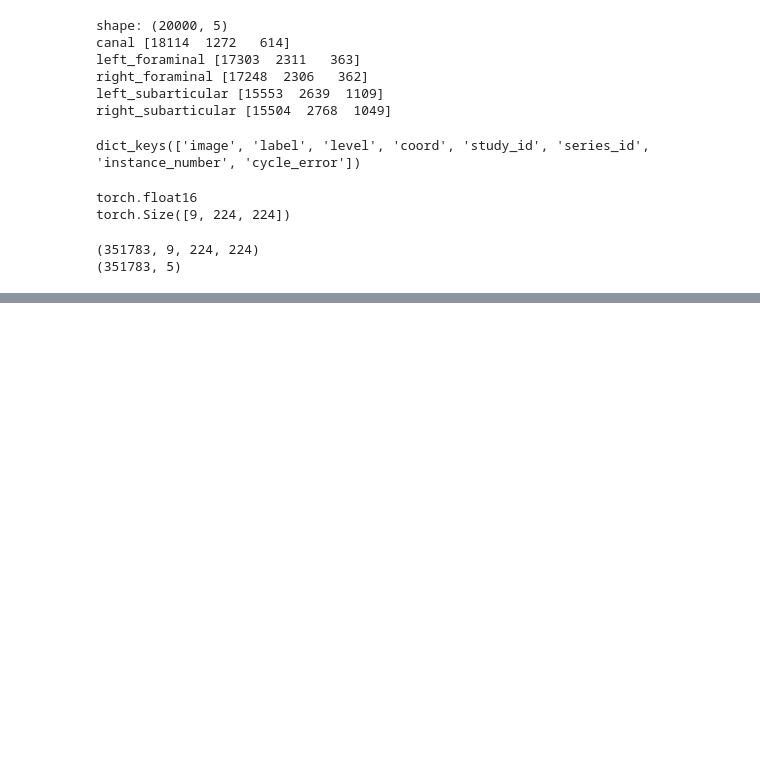
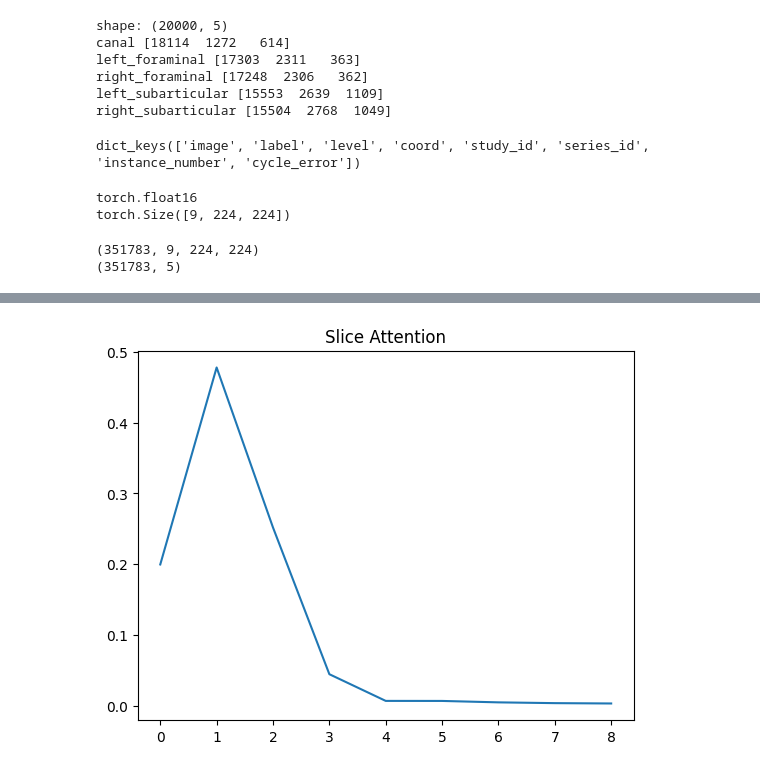
Before and after one commit to Grace09267/RSNA-Spine-Disease-Classification, a Jupyter notebook: notebooks/analysis.ipynb, the cells around one changed output, grey strips where cells are left out. Cells and saved outputs as stored; diff of their text form; code cells hidden in the pictures; blank space fills up the shorter version.

```diff
--- a/notebooks/analysis.ipynb
+++ b/notebooks/analysis.ipynb
@@ -494,0 +951,12 @@ print(labels[0])
+# %%
+# attention weight
+output, attn_weight = model(img, coord)
+
+attn = attn_weight[0].cpu().detach().numpy()
+
+plt.figure()
+plt.title("Slice Attention")
+plt.plot(attn)
+plt.show()
+# %% [output]
+[figure, added]
```
Also changed, not shown: parts of 40 cells of this notebook, 21 other files.
